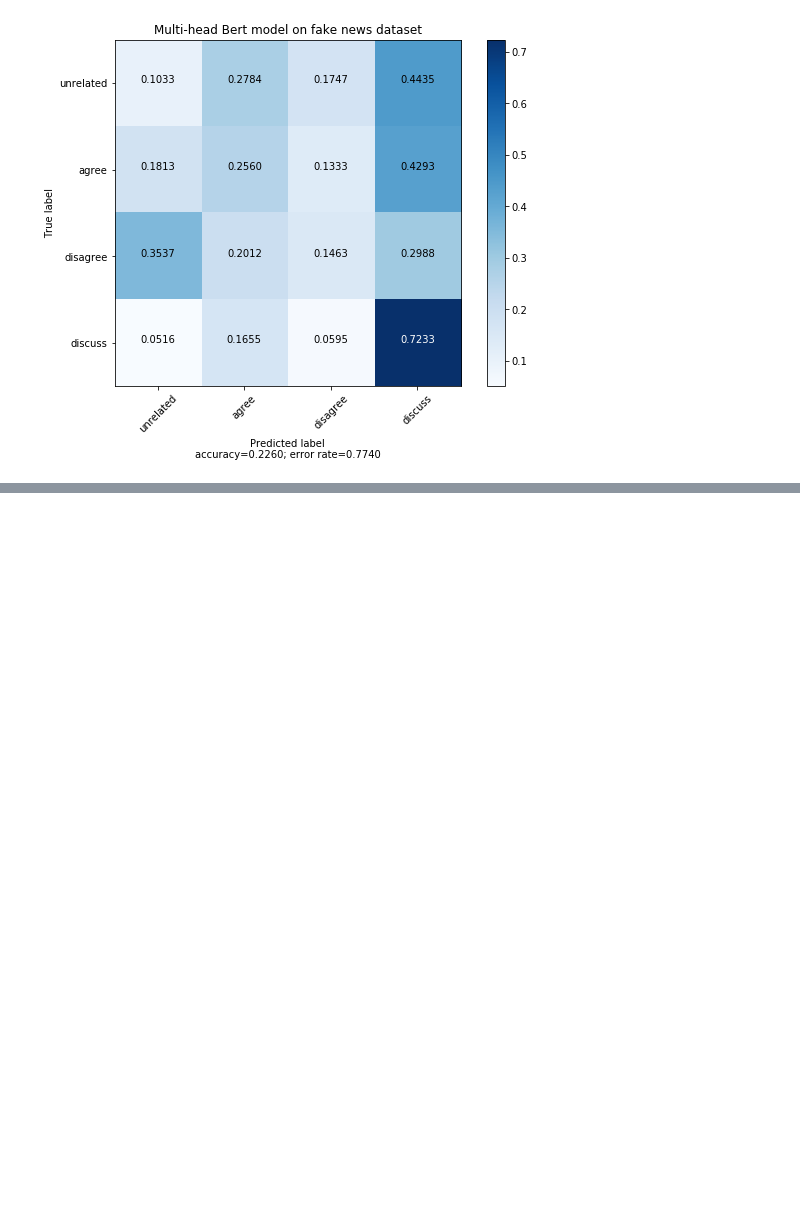
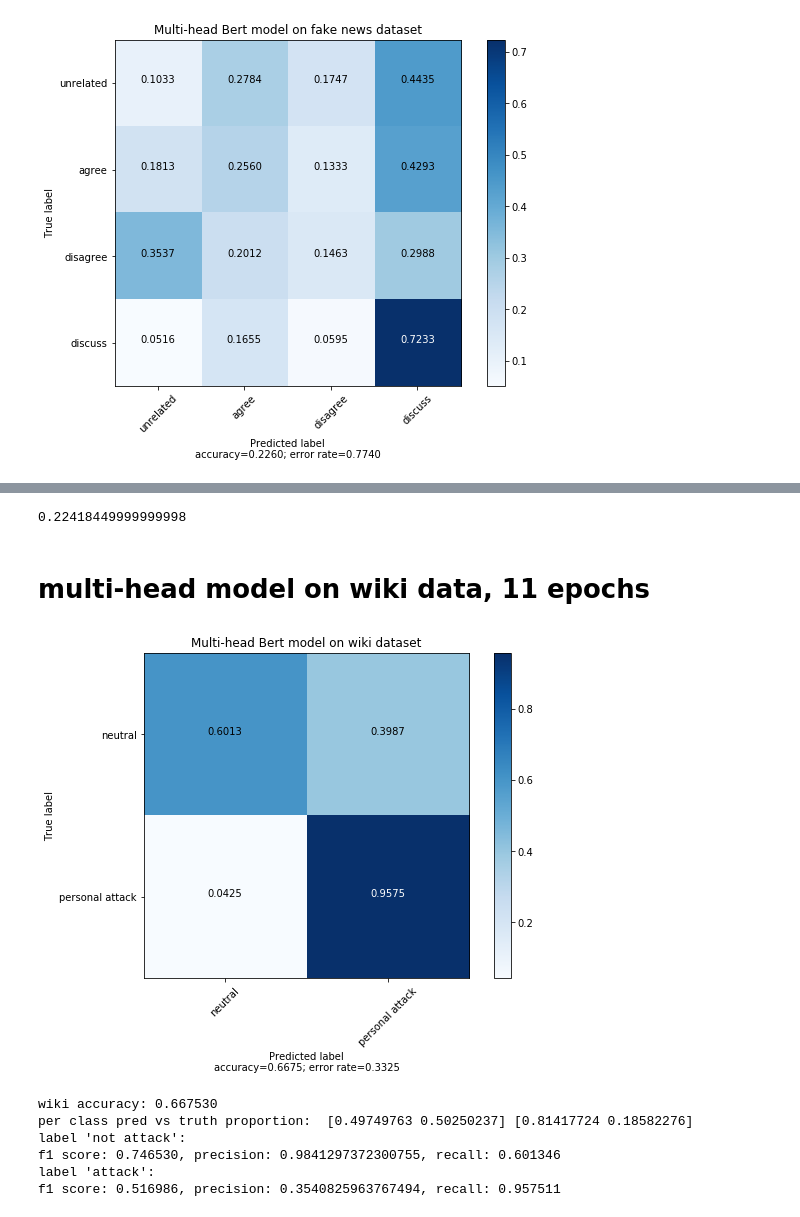
Before and after one commit to samuelarnesen/nlp-final-project, a Jupyter notebook: src/Evaluate.ipynb, the cells around one changed output, grey strips where cells are left out. Drawn from its saved outputs; the diff is of its cells as text; code cells hidden in the pictures; blank space fills up the shorter version.

```diff
--- a/src/Evaluate.ipynb
+++ b/src/Evaluate.ipynb
@@ -111,0 +207,26 @@ plot_confusion_matrix(m, ['unrelated', 'agree', 'disagree', 'discuss'], title=s,
+# %%
+np.mean([0.489089, 0.183469, 0.008929, 0.215251])
+# %% [output]
+0.22418449999999998
+# %% [markdown]
+# multi-head model on wiki data, 11 epochs
+# %%
+with open("../multi_wiki_pickle_11.p", "rb") as file:
+    d = pickle.load(file)
+multi_wiki_preds, multi_wiki_truth = d['preds'], d['truth']
+# %%
+m = confusion_matrix(multi_wiki_truth, multi_wiki_preds)
+s = "Multi-head Bert model on wiki dataset"
+plot_confusion_matrix(m, ['neutral', 'personal attack'], title=s, normalize=True)
+# %% [output]
+[figure, added]
+# %%
+print_reg_scores(multi_wiki_preds, multi_wiki_truth, multi_label=False)
+print_f1_scores(multi_wiki_preds, multi_wiki_truth, multi_label=False)
+# %% [output]
+wiki accuracy: 0.667530
+per class pred vs truth proportion:  [0.49749763 0.50250237] [0.81417724 0.18582276]
+label 'not attack':
+f1 score: 0.746530, precision: 0.9841297372300755, recall: 0.601346
+label 'attack':
+f1 score: 0.516986, precision: 0.3540825963767494, recall: 0.957511
```
Also changed, not shown: parts of 28 cells of this notebook, 49 other files.
